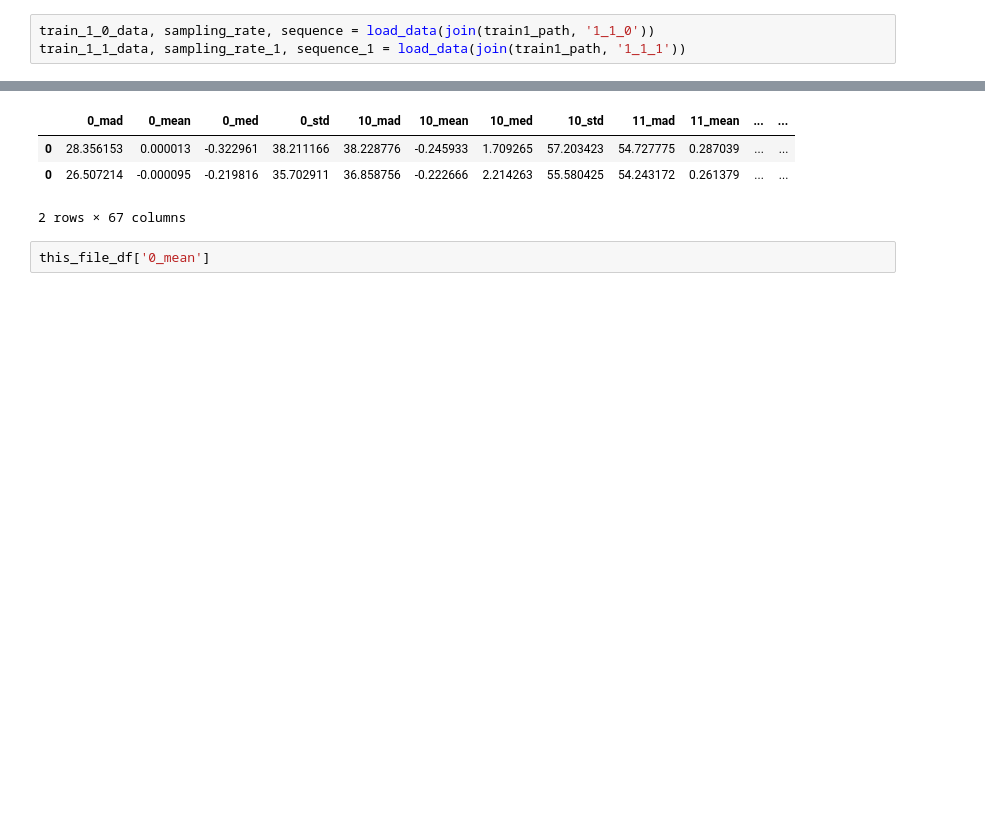
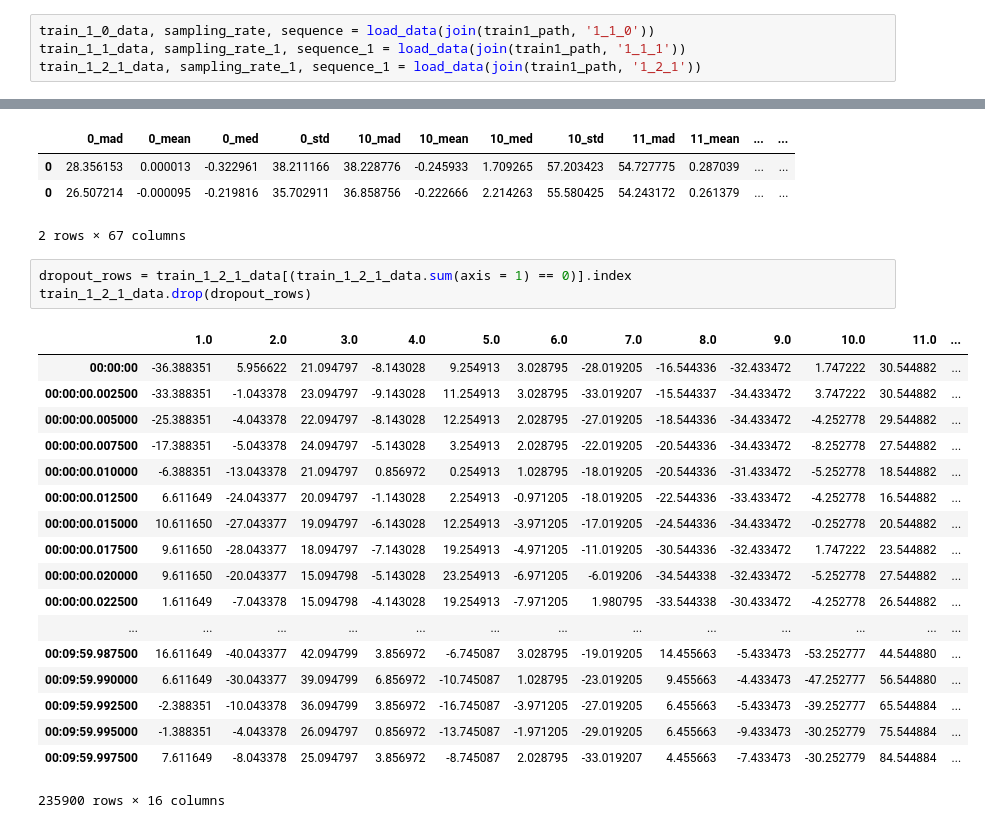
Before and after one commit to MrChristophRivera/KaggleEEG, a Jupyter notebook: notebooks/Anthony-Sandbox-Data_Exploration.ipynb, the cells around one changed output, grey strips where cells are left out. Saved outputs shown, nothing was run; the diff lists cells and outputs as text; blank space fills up the shorter version.

```diff
--- a/notebooks/Anthony-Sandbox-Data_Exploration.ipynb
+++ b/notebooks/Anthony-Sandbox-Data_Exploration.ipynb
@@ -57,6 +57,7 @@ train3_path = join(base, 'train_3')
 # %%
 train_1_0_data, sampling_rate, sequence = load_data(join(train1_path, '1_1_0'))
 train_1_1_data, sampling_rate_1, sequence_1 = load_data(join(train1_path, '1_1_1'))
+train_1_2_1_data, sampling_rate_1, sequence_1 = load_data(join(train1_path, '1_2_1'))
 # %%
 train_1_0_data.head()
 # %% [output]
@@ -235,5 +236,25 @@ processing 1_1001_0.mat
 | 0 | 28.356153 | 0.000013 | -0.322961 | 38.211166 | 38.228776 | -0.245933 | 1.709265 | 57.203423 | 54.727775 | 0.287039 | ... | ... |
 | 0 | 26.507214 | -0.000095 | -0.219816 | 35.702911 | 36.858756 | -0.222666 | 2.214263 | 55.580425 | 54.243172 | 0.261379 | ... | ... |
 2 rows × 67 columns
-# %%
-this_file_df['0_mean']
+# %%
+dropout_rows = train_1_2_1_data[(train_1_2_1_data.sum(axis = 1) == 0)].index
+train_1_2_1_data.drop(dropout_rows)
+# %% [output]
+|  | 1.0 | 2.0 | 3.0 | 4.0 | 5.0 | 6.0 | 7.0 | 8.0 | 9.0 | 10.0 | 11.0 | ... |
+| 00:00:00 | -36.388351 | 5.956622 | 21.094797 | -8.143028 | 9.254913 | 3.028795 | -28.019205 | -16.544336 | -32.433472 | 1.747222 | 30.544882 | ... |
+| 00:00:00.002500 | -33.388351 | -1.043378 | 23.094797 | -9.143028 | 11.254913 | 3.028795 | -33.019207 | -15.544337 | -34.433472 | 3.747222 | 30.544882 | ... |
+| 00:00:00.005000 | -25.388351 | -4.043378 | 22.094797 | -8.143028 | 12.254913 | 2.028795 | -27.019205 | -18.544336 | -34.433472 | -4.252778 | 29.544882 | ... |
+| 00:00:00.007500 | -17.388351 | -5.043378 | 24.094797 | -5.143028 | 3.254913 | 2.028795 | -22.019205 | -20.544336 | -34.433472 | -8.252778 | 27.544882 | ... |
+| 00:00:00.010000 | -6.388351 | -13.043378 | 21.094797 | 0.856972 | 0.254913 | 1.028795 | -18.019205 | -20.544336 | -31.433472 | -5.252778 | 18.544882 | ... |
+| 00:00:00.012500 | 6.611649 | -24.043377 | 20.094797 | -1.143028 | 2.254913 | -0.971205 | -18.019205 | -22.544336 | -33.433472 | -4.252778 | 16.544882 | ... |
+| 00:00:00.015000 | 10.611650 | -27.043377 | 19.094797 | -6.143028 | 12.254913 | -3.971205 | -17.019205 | -24.544336 | -34.433472 | -0.252778 | 20.544882 | ... |
+| 00:00:00.017500 | 9.611650 | -28.043377 | 18.094797 | -7.143028 | 19.254913 | -4.971205 | -11.019205 | -30.544336 | -32.433472 | 1.747222 | 23.544882 | ... |
+| 00:00:00.020000 | 9.611650 | -20.043377 | 15.094798 | -5.143028 | 23.254913 | -6.971205 | -6.019206 | -34.544338 | -32.433472 | -5.252778 | 27.544882 | ... |
+| 00:00:00.022500 | 1.611649 | -7.043378 | 15.094798 | -4.143028 | 19.254913 | -7.971205 | 1.980795 | -33.544338 | -30.433472 | -4.252778 | 26.544882 | ... |
+| ... | ... | ... | ... | ... | ... | ... | ... | ... | ... | ... | ... | ... |
+| 00:09:59.987500 | 16.611649 | -40.043377 | 42.094799 | 3.856972 | -6.745087 | 3.028795 | -19.019205 | 14.455663 | -5.433473 | -53.252777 | 44.544880 | ... |
+| 00:09:59.990000 | 6.611649 | -30.043377 | 39.094799 | 6.856972 | -10.745087 | 1.028795 | -23.019205 | 9.455663 | -4.433473 | -47.252777 | 56.544880 | ... |
+| 00:09:59.992500 | -2.388351 | -10.043378 | 36.094799 | 3.856972 | -16.745087 | -3.971205 | -27.019205 | 6.455663 | -5.433473 | -39.252777 | 65.544884 | ... |
+| 00:09:59.995000 | -1.388351 | -4.043378 | 26.094797 | 0.856972 | -13.745087 | -1.971205 | -29.019205 | 6.455663 | -9.433473 | -30.252779 | 75.544884 | ... |
+| 00:09:59.997500 | 7.611649 | -8.043378 | 25.094797 | 3.856972 | -8.745087 | 2.028795 | -33.019207 | 4.455663 | -7.433473 | -30.252779 | 84.544884 | ... |
+235900 rows × 16 columns
```
Also changed, not shown: 2 other files.
